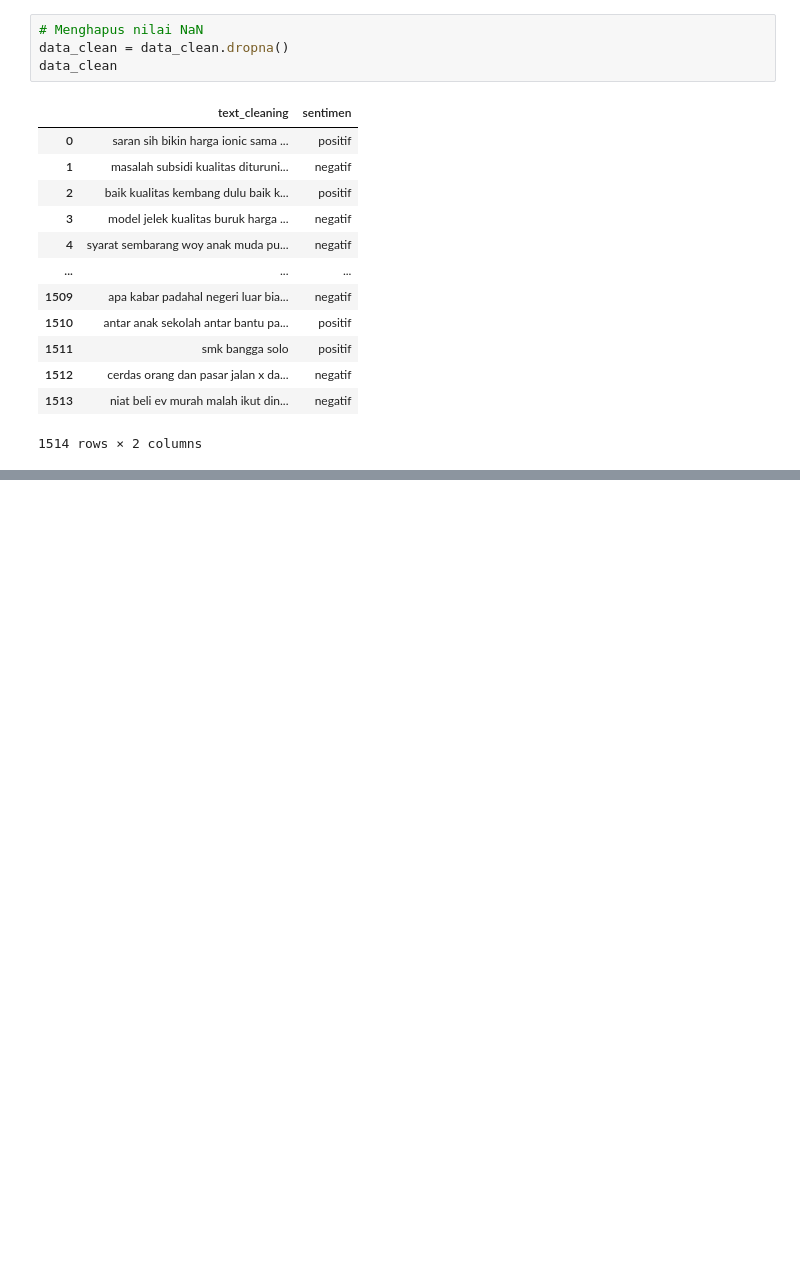
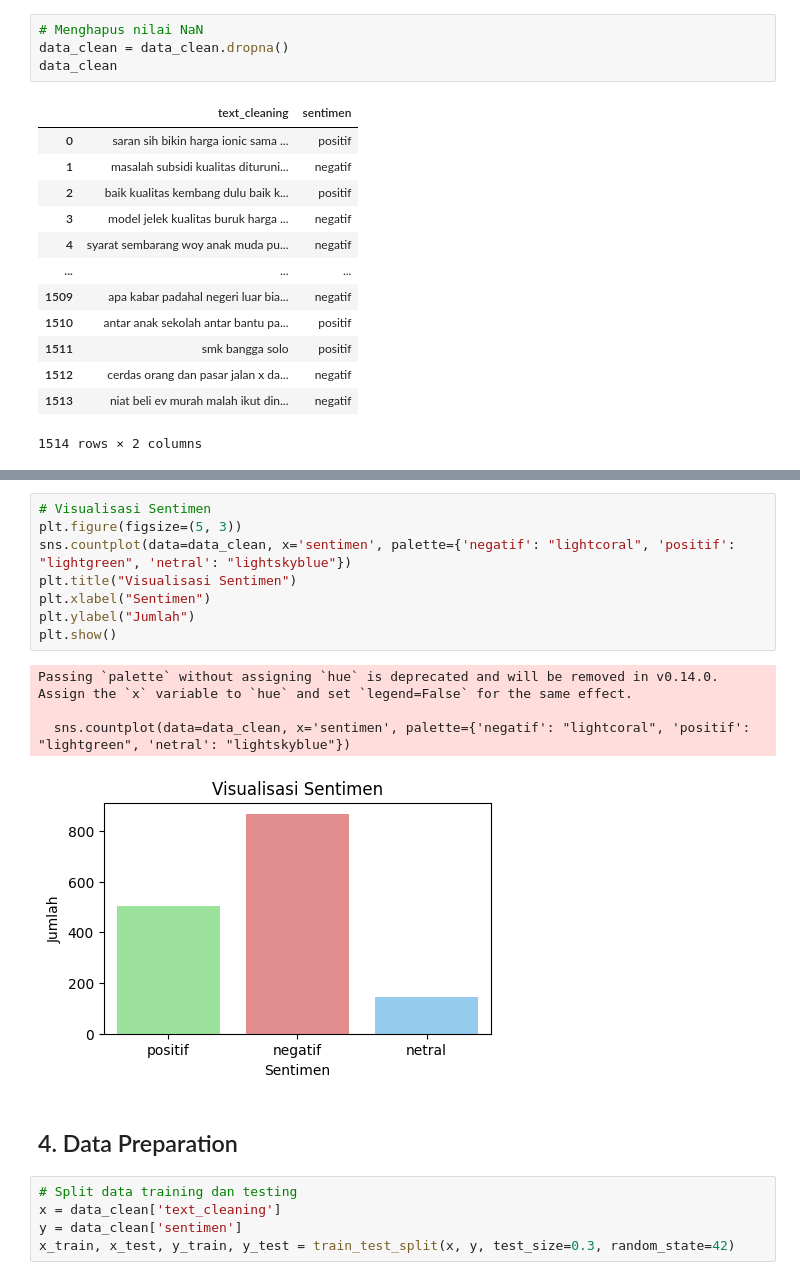
Before and after one commit to ulimamunas/SentimentAnalysis-Bengkod, a Jupyter notebook: sentiment.ipynb, the cells around one changed output, grey strips where cells are left out. Saved outputs shown, nothing was run; the diff lists cells and outputs as text; blank space fills up the shorter version.

```diff
--- a/sentiment.ipynb
+++ b/sentiment.ipynb
@@ -324,0 +372,20 @@ data_clean
+# %%
+# Visualisasi Sentimen
+plt.figure(figsize=(5, 3))
+sns.countplot(data=data_clean, x='sentimen', palette={'negatif': "lightcoral", 'positif': "lightgreen", 'netral': "lightskyblue"})
+plt.title("Visualisasi Sentimen")
+plt.xlabel("Sentimen")
+plt.ylabel("Jumlah")
+plt.show()
+# %% [output]
+Passing `palette` without assigning `hue` is deprecated and will be removed in v0.14.0. Assign the `x` variable to `hue` and set `legend=False` for the same effect.
+
+  sns.countplot(data=data_clean, x='sentimen', palette={'negatif': "lightcoral", 'positif': "lightgreen", 'netral': "lightskyblue"})
+[figure, added]
+# %% [markdown]
+## 4. Data Preparation
+# %%
+# Split data training dan testing
+x = data_clean['text_cleaning']
+y = data_clean['sentimen']
+x_train, x_test, y_train, y_test = train_test_split(x, y, test_size=0.3, random_state=42)
```
Also changed, not shown: parts of 6 cells of this notebook.
